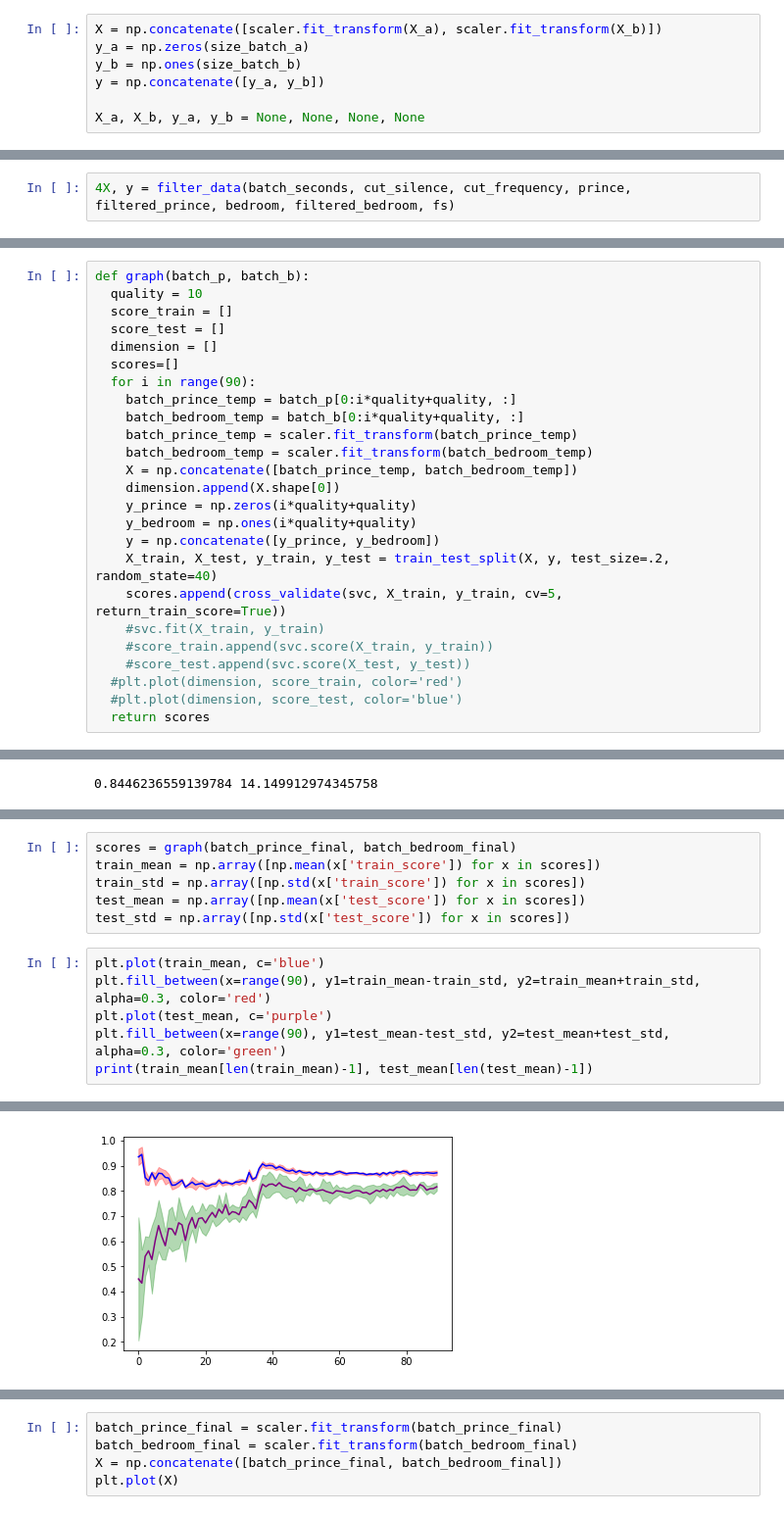
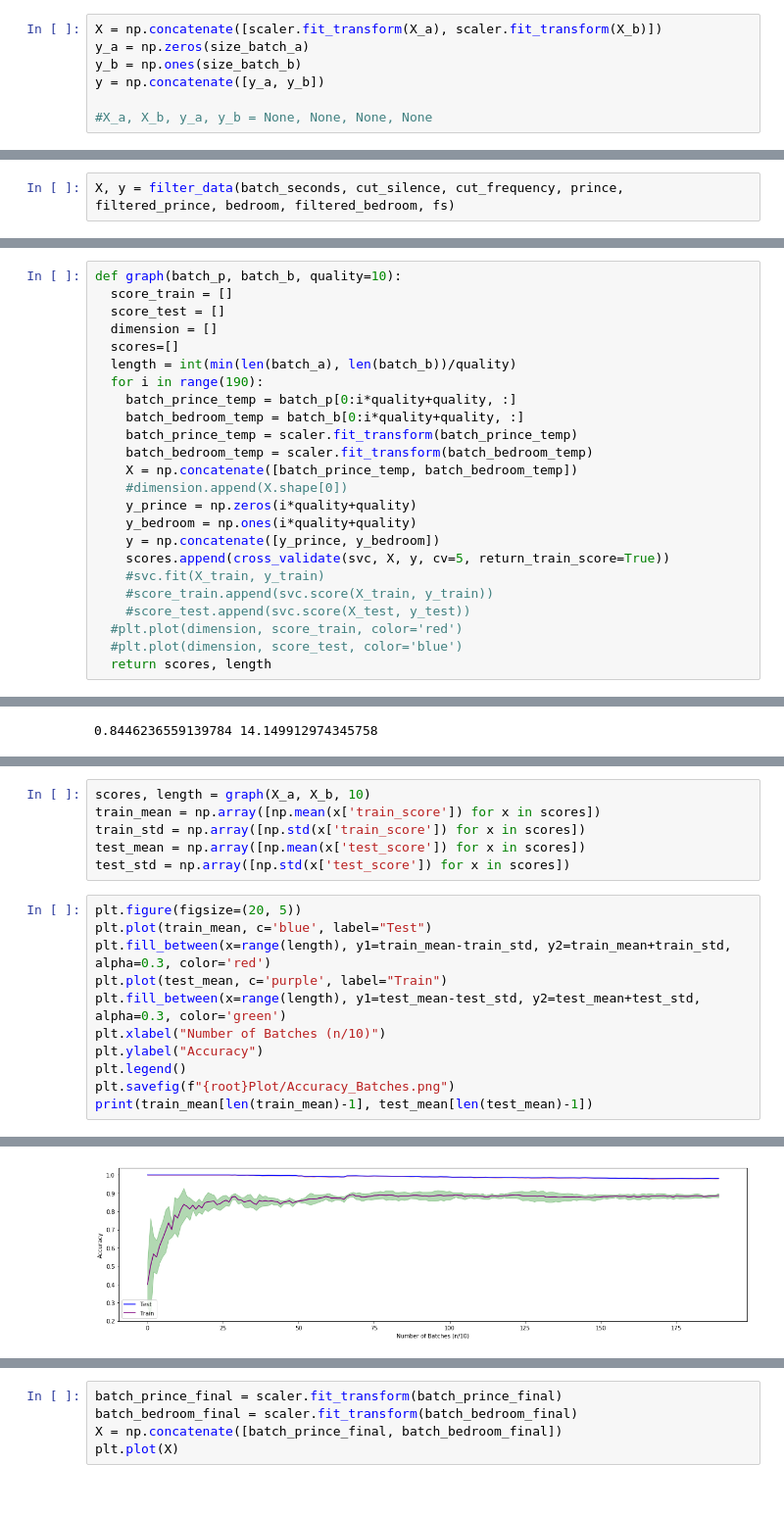
Before and after one commit to LBartolini/VocalRecognition, a Jupyter notebook: VocalRecognitionProject.ipynb, the cells around one changed output, grey strips where cells are left out. Shown at 98% size. Drawn from its saved outputs; the diff is of its cells as text.

Commit message:
Updated Notebook: 88 percent Accuracy

```diff
--- a/VocalRecognitionProject.ipynb
+++ b/VocalRecognitionProject.ipynb
@@ -231,7 +238,7 @@ y_a = np.zeros(size_batch_a)
 y_b = np.ones(size_batch_b)
 y = np.concatenate([y_a, y_b])
 
-X_a, X_b, y_a, y_b = None, None, None, None
+#X_a, X_b, y_a, y_b = None, None, None, None
 # %%
 #_ = filter_data(batch_seconds, cut_silence, 15, prince, filtered_prince, bedroom, filtered_bedroom, fs
 # %% [output]
@@ -243,37 +250,36 @@ X_a, X_b, y_a, y_b = None, None, None, None
 [figure]
 <Figure size 432x288 with 0 Axes>
 # %%
-4X, y = filter_data(batch_seconds, cut_silence, cut_frequency, prince, filtered_prince, bedroom, filtered_bedroom, fs)
+X, y = filter_data(batch_seconds, cut_silence, cut_frequency, prince, filtered_prince, bedroom, filtered_bedroom, fs)
 # %%
 def progress_bar(current_value, max_value):
     progress = ((current_value+1)/max_value)*100
     if progress>98: progress=100
     print('\r[{0}{1}] {2:.1f}%'.format('#'*int(progress/2), ' '*(50-int(progress/2)), progress), end='')
 # %%
-def graph(batch_p, batch_b):
-  quality = 10
+def graph(batch_p, batch_b, quality=10):
   score_train = []
   score_test = []
   dimension = []
   scores=[]
-  for i in range(90):
+  length = int(min(len(batch_a), len(batch_b))/quality)
+  for i in range(190):
     batch_prince_temp = batch_p[0:i*quality+quality, :]
     batch_bedroom_temp = batch_b[0:i*quality+quality, :]
     batch_prince_temp = scaler.fit_transform(batch_prince_temp)
     batch_bedroom_temp = scaler.fit_transform(batch_bedroom_temp)
     X = np.concatenate([batch_prince_temp, batch_bedroom_temp])
-    dimension.append(X.shape[0])
+    #dimension.append(X.shape[0])
     y_prince = np.zeros(i*quality+quality)
     y_bedroom = np.ones(i*quality+quality)
     y = np.concatenate([y_prince, y_bedroom])
-    X_train, X_test, y_train, y_test = train_test_split(X, y, test_size=.2, random_state=40)
-    scores.append(cross_validate(svc, X_train, y_train, cv=5, return_train_score=True))
+    scores.append(cross_validate(svc, X, y, cv=5, return_train_score=True))
     #svc.fit(X_train, y_train)
     #score_train.append(svc.score(X_train, y_train))
     #score_test.append(svc.score(X_test, y_test))
   #plt.plot(dimension, score_train, color='red')
   #plt.plot(dimension, score_test, color='blue')
-  return scores
+  return scores, length
 # %%
 def train_CG(batch_prince, batch_bedroom, points):
   values_C = np.logspace(4, 8, points)
@@ -377,13 +389,18 @@ print(np.max(test_mean), values[np.argmax(test_mean)])
 # %%
-scores = graph(batch_prince_final, batch_bedroom_final)
+scores, length = graph(X_a, X_b, 10)
 train_mean = np.array([np.mean(x['train_score']) for x in scores])
 train_std = np.array([np.std(x['train_score']) for x in scores])
 test_mean = np.array([np.mean(x['test_score']) for x in scores])
 test_std = np.array([np.std(x['test_score']) for x in scores])
 # %%
-plt.plot(train_mean, c='blue')
-plt.fill_between(x=range(90), y1=train_mean-train_std, y2=train_mean+train_std, alpha=0.3, color='red')
-plt.plot(test_mean, c='purple')
-plt.fill_between(x=range(90), y1=test_mean-test_std, y2=test_mean+test_std, alpha=0.3, color='green')
+plt.figure(figsize=(20, 5))
+plt.plot(train_mean, c='blue', label="Test")
+plt.fill_between(x=range(length), y1=train_mean-train_std, y2=train_mean+train_std, alpha=0.3, color='red')
+plt.plot(test_mean, c='purple', label="Train")
+plt.fill_between(x=range(length), y1=test_mean-test_std, y2=test_mean+test_std, alpha=0.3, color='green')
+plt.xlabel("Number of Batches (n/10)")
+plt.ylabel("Accuracy")
+plt.legend()
+plt.savefig(f"{root}Plot/Accuracy_Batches.png")
 print(train_mean[len(train_mean)-1], test_mean[len(test_mean)-1])
 # %% [output]
@@ -391,2 +408,2 @@ print(train_mean[len(train_mean)-1], test_mean[len(test_mean)-1])
-[figure, old version]
+[figure, new version]
 # %%
```
Also changed, not shown: parts of 10 cells of this notebook, 1 other file.
